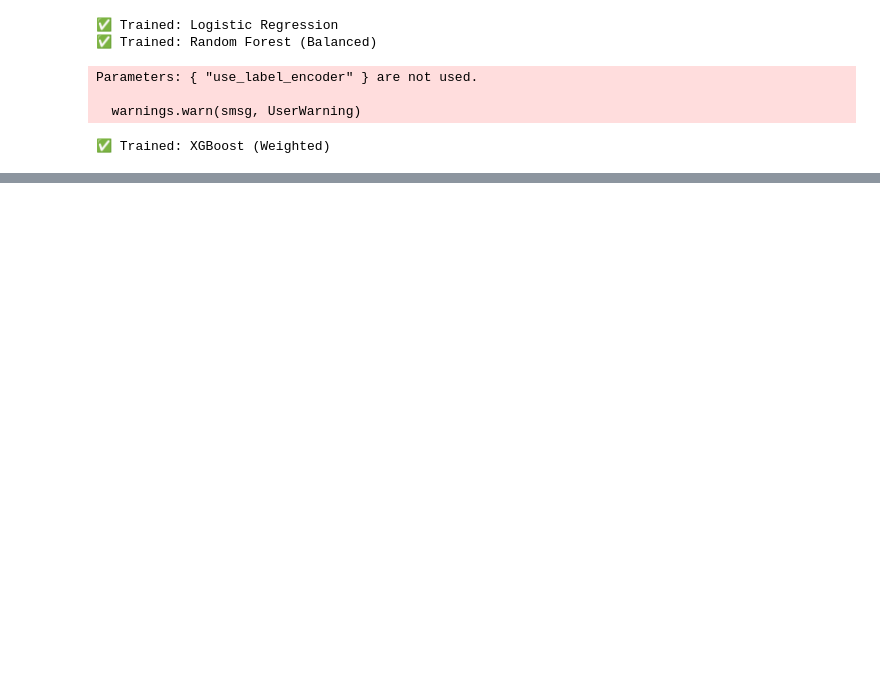
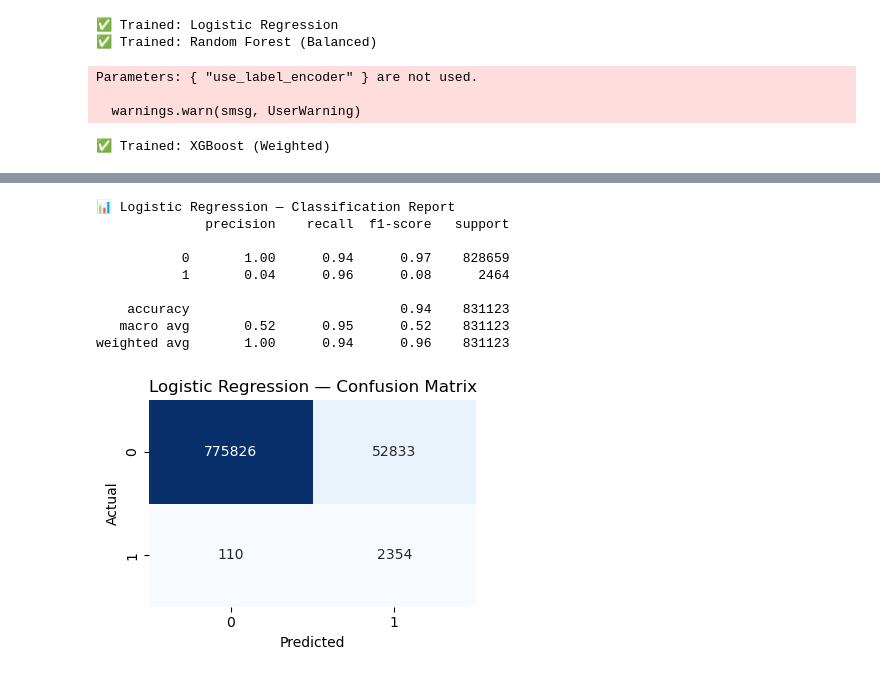
Before and after one commit to cristinabernils/predicting-fraud-fps, a Jupyter notebook: step_2_feature_engineering_and_modeling.ipynb, the cells around one changed output, grey strips where cells are left out. Saved outputs shown, nothing was run; the diff lists cells and outputs as text; code cells hidden in the pictures; blank space fills up the shorter version.

```diff
--- a/step_2_feature_engineering_and_modeling.ipynb
+++ b/step_2_feature_engineering_and_modeling.ipynb
@@ -361,0 +345,80 @@ ROC AUC: 0.9983
+# %%
+# 🧪 Classification Report & Confusion Matrix
+for name, model in models.items():
+    y_pred = model.predict(X_test)
+    y_proba = model.predict_proba(X_test)[:, 1]
+
+    print(f"\n📊 {name} — Classification Report")
+    print(classification_report(y_test, y_pred))
+
+    # Confusion Matrix
+    cm = confusion_matrix(y_test, y_pred)
+    plt.figure(figsize=(4, 3))
+    sns.heatmap(cm, annot=True, fmt='d', cmap='Blues', cbar=False)
+    plt.title(f'{name} — Confusion Matrix')
+    plt.xlabel('Predicted')
+    plt.ylabel('Actual')
+    plt.tight_layout()
+    plt.show()
+
+# 📈 ROC Curves
+plt.figure(figsize=(8, 6))
+for name, model in models.items():
+    y_proba = model.predict_proba(X_test)[:, 1]
+    fpr, tpr, _ = roc_curve(y_test, y_proba)
+    auc_score = roc_auc_score(y_test, y_proba)
+    plt.plot(fpr, tpr, label=f"{name} (AUC = {auc_score:.3f})")
+
+plt.plot([0, 1], [0, 1], linestyle='--', color='gray')
+plt.title("ROC Curves")
+plt.xlabel("False Positive Rate")
+plt.ylabel("True Positive Rate")
+plt.legend()
+plt.grid(True)
+plt.tight_layout()
+plt.show()
+
+# 🔍 Precision-Recall Curves
+plt.figure(figsize=(8, 6))
+for name, model in models.items():
+    y_proba = model.predict_proba(X_test)[:, 1]
+    precision, recall, _ = precision_recall_curve(y_test, y_proba)
+    ap = average_precision_score(y_test, y_proba)
+    plt.plot(recall, precision, label=f"{name} (AP = {ap:.3f})")
+
+plt.title("Precision-Recall Curves")
+plt.xlabel("Recall")
+plt.ylabel("Precision")
+plt.legend()
+plt.grid(True)
+plt.tight_layout()
+plt.show()
+
+# 🔍 Feature Importance using Permutation Importance
+for name, model in models.items():
+    print(f"\n🔄 Permutation Importance for {name}")
+    result = permutation_importance(model, X_test, y_test, n_repeats=10, random_state=42, n_jobs=-1)
+    importance_df = pd.DataFrame({
+        'feature': X_test.columns,
+        'importance_mean': result.importances_mean,
+        'importance_std': result.importances_std
+    }).sort_values(by='importance_mean', ascending=False)
+
+    plt.figure(figsize=(10, 5))
+    sns.barplot(x='importance_mean', y='feature', data=importance_df.head(10), palette='viridis')
+    plt.title(f"Top 10 Feature Importances ({name})")
+    plt.xlabel("Mean Importance (permutation)")
+    plt.ylabel("Feature")
+    plt.tight_layout()
+    plt.show()
+# %% [output]
+📊 Logistic Regression — Classification Report
+              precision    recall  f1-score   support
+
+           0       1.00      0.94      0.97    828659
+           1       0.04      0.96      0.08      2464
+
+    accuracy                           0.94    831123
+   macro avg       0.52      0.95      0.52    831123
+weighted avg       1.00      0.94      0.96    831123
+[figure, added]
```
Also changed, not shown: parts of 10 cells of this notebook, 1 other file.
